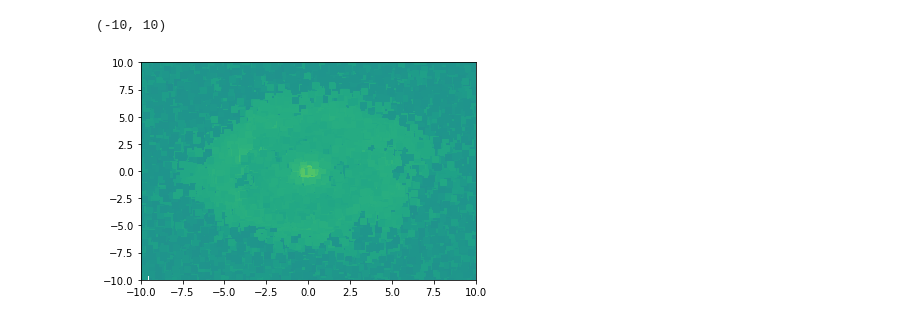
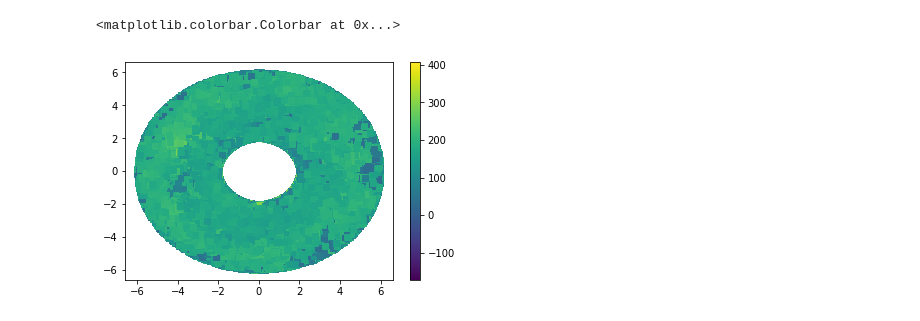
Before and after one commit to BethanyGarver/clumpy-star-formation, a Jupyter notebook: ClusterFinderPhotutils-checkpoint.ipynb, the cells around one changed output. Saved outputs shown, nothing was run; the diff lists cells and outputs as text; code cells hidden in the pictures.

```diff
--- a/ClusterFinderPhotutils-checkpoint.ipynb
+++ b/ClusterFinderPhotutils-checkpoint.ipynb
@@ -105,7 +121,15 @@ plt.ylim(0, data.shape[0]-1)
-# %%
-plt.scatter(snapshot['X'],snapshot['Y'],c=vth,marker=',')
-plt.xlim(-10,10)
-plt.ylim(-10,10)
-# %% [output]
-(-10, 10)
-[figure, removed]
+# %%
+snapshot = FitsRead(15)
+snapshot.add_column(vth,name='VTH')
+snapshot.add_column(r,name='R')
+xyrange = (snapshot['R']>2,snapshot['R']<6)
+inxyRange = np.array(np.zeros(len(xyrange[0])),dtype=bool)
+for i in range(0,len(inxyRange)):
+    if xyrange[0][i] and xyrange[1][i]:
+        inxyRange[i] = True
+stars = snapshot[inxyRange]
+plt.scatter(stars['X'],stars['Y'],c=stars['VTH'],marker=',')
+plt.colorbar()
+# %% [output]
+<matplotlib.colorbar.Colorbar at 0x...>
+[figure, added]
```
Also changed, not shown: parts of 3 cells of this notebook.
